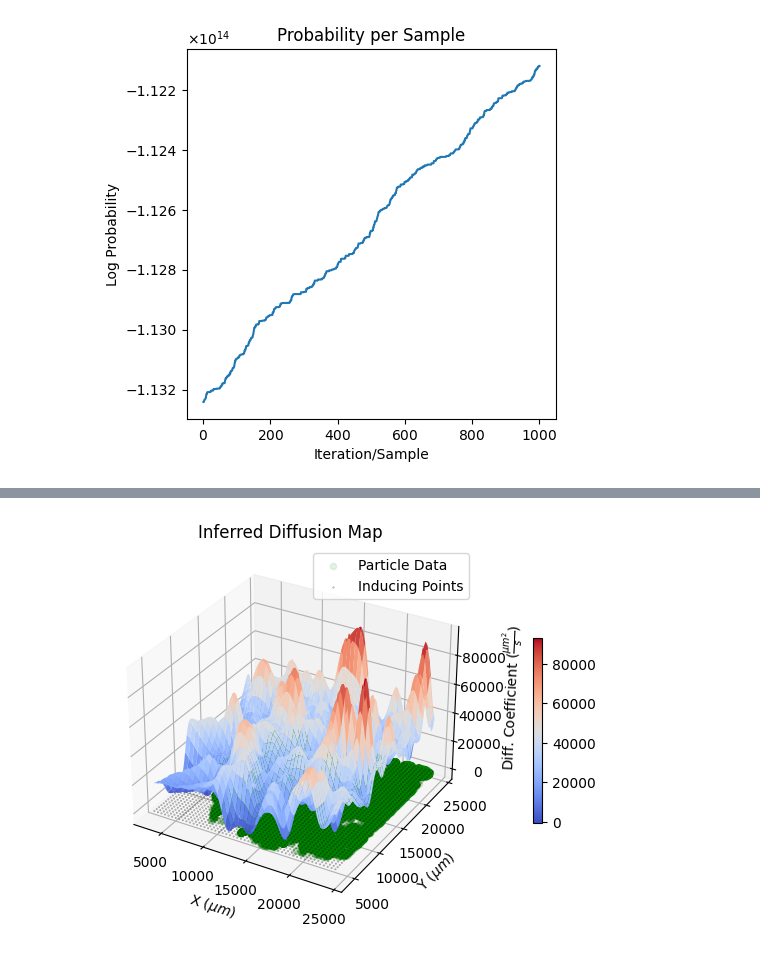
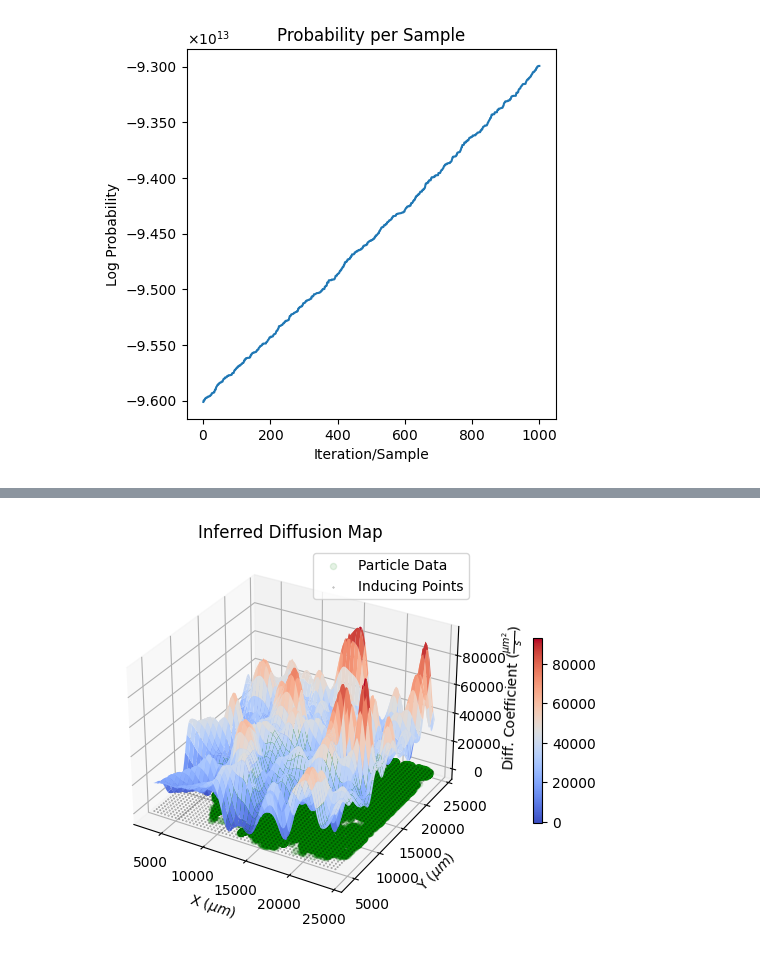
Before and after one commit to vkumar61/GPcurve, a Jupyter notebook: scratch.ipynb, the cells around one changed output, grey strips where cells are left out. Saved outputs shown, nothing was run; the diff lists cells and outputs as text; code cells hidden in the pictures.

```diff
--- a/scratch.ipynb
+++ b/scratch.ipynb
@@ -122,28 +141,28 @@ variables.dInduPrior
 # %%
-file = "C:/Users/vkuma/Research/LearningDiffusionMaps/1000(1 2108.2853).h5"
+file = "C:/Users/vkuma/Research/LearningDiffusionMaps/1000(1 1999.9119199787813).h5"
 f = h5py.File(file, 'r')
 dVect= f['samples'][()]
 pVect = f['prob'][()]
 fig, ax = plt.subplots(1, 1)
 plt.plot(pVect)
 plt.title("Probability per Sample")
 plt.xlabel("Iteration/Sample")
 plt.ylabel("Log Probability")
 plt.ticklabel_format(useMathText=True)
 from matplotlib import ticker
 formatter = ticker.ScalarFormatter(useMathText=True)
 formatter.set_scientific(True)
 formatter.set_powerlimits((-1,1))
 ax.yaxis.set_major_formatter(formatter)
 class ScalarFormatterClass(ticker.ScalarFormatter):
    def _set_format(self):
       self.format = "%1.3f"
 yScalarFormatter = ScalarFormatterClass(useMathText=True)
 yScalarFormatter.set_powerlimits((0,0))
 ax.yaxis.set_major_formatter(yScalarFormatter)
 ax.set_aspect(1.0/ax.get_data_ratio(), adjustable='box')
 # %% [output]
-[figure, old version]
+[figure, new version]
 # %%
 #necassary variables
 nFineX = variables.nFineX
```
Also changed, not shown: parts of 3 cells of this notebook, 5 other files.
